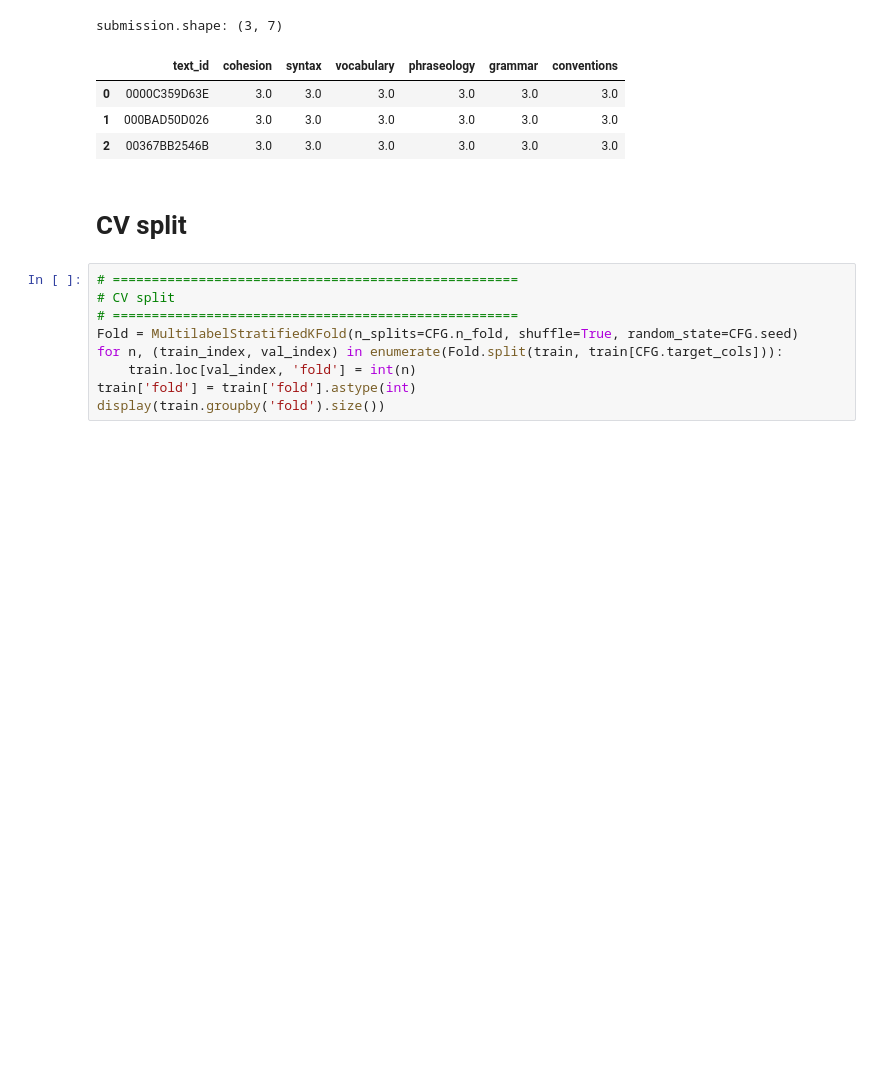
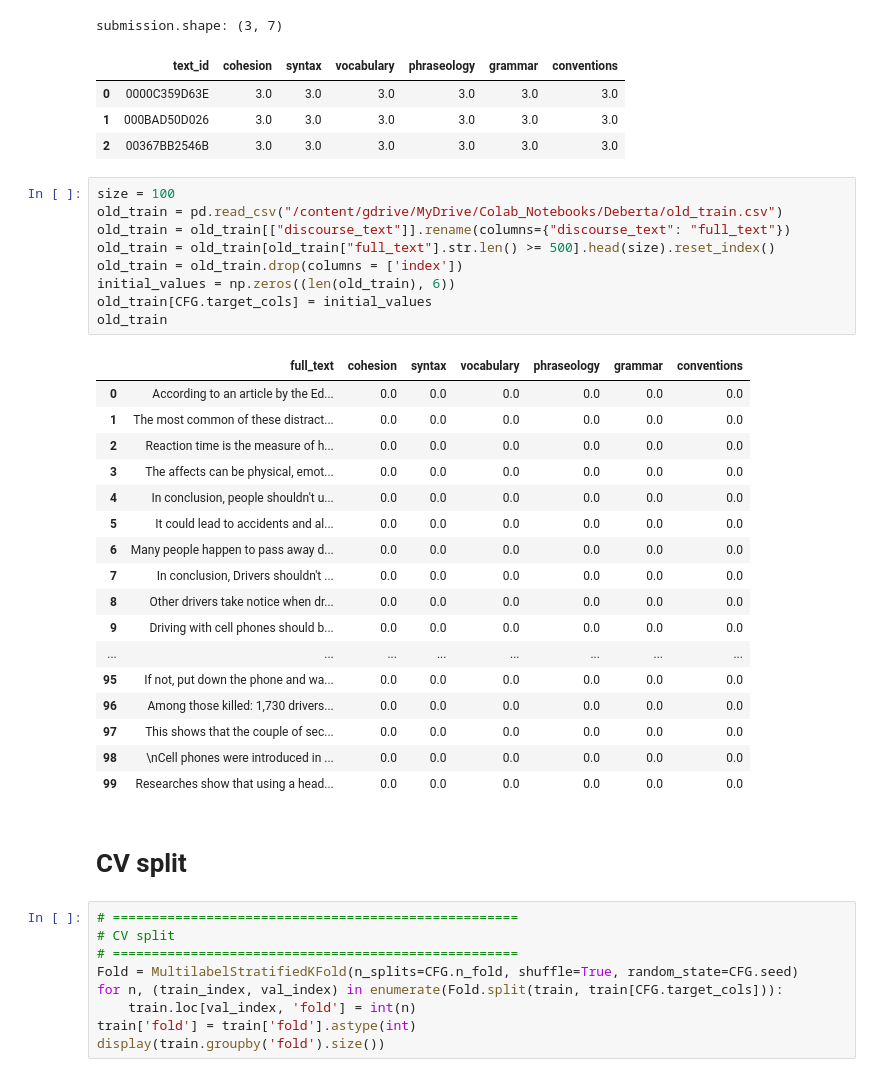
Before and after one commit to yanzhen4/feedback-prize-english-language-learning, a Jupyter notebook: fb3_deberta_v3_base_baseline_train.ipynb, the cells around one changed output. Cells and saved outputs as stored; diff of their text form; blank space fills up the shorter version.

```diff
--- a/fb3_deberta_v3_base_baseline_train.ipynb
+++ b/fb3_deberta_v3_base_baseline_train.ipynb
@@ -242,6 +242,33 @@ submission.shape: (3, 7)
 | 0 | 0000C359D63E | 3.0 | 3.0 | 3.0 | 3.0 | 3.0 | 3.0 |
 | 1 | 000BAD50D026 | 3.0 | 3.0 | 3.0 | 3.0 | 3.0 | 3.0 |
 | 2 | 00367BB2546B | 3.0 | 3.0 | 3.0 | 3.0 | 3.0 | 3.0 |
+# %%
+size = 100
+old_train = pd.read_csv("/content/gdrive/MyDrive/Colab_Notebooks/Deberta/old_train.csv")
+old_train = old_train[["discourse_text"]].rename(columns={"discourse_text": "full_text"})
+old_train = old_train[old_train["full_text"].str.len() >= 500].head(size).reset_index()
+old_train = old_train.drop(columns = ['index'])
+initial_values = np.zeros((len(old_train), 6))
+old_train[CFG.target_cols] = initial_values
+old_train
+# %% [output]
+|  | full_text | cohesion | syntax | vocabulary | phraseology | grammar | conventions |
+| 0 | According to an article by the Ed... | 0.0 | 0.0 | 0.0 | 0.0 | 0.0 | 0.0 |
+| 1 | The most common of these distract... | 0.0 | 0.0 | 0.0 | 0.0 | 0.0 | 0.0 |
+| 2 | Reaction time is the measure of h... | 0.0 | 0.0 | 0.0 | 0.0 | 0.0 | 0.0 |
+| 3 | The affects can be physical, emot... | 0.0 | 0.0 | 0.0 | 0.0 | 0.0 | 0.0 |
+| 4 | In conclusion, people shouldn't u... | 0.0 | 0.0 | 0.0 | 0.0 | 0.0 | 0.0 |
+| 5 | It could lead to accidents and al... | 0.0 | 0.0 | 0.0 | 0.0 | 0.0 | 0.0 |
+| 6 | Many people happen to pass away d... | 0.0 | 0.0 | 0.0 | 0.0 | 0.0 | 0.0 |
+| 7 | In conclusion, Drivers shouldn't ... | 0.0 | 0.0 | 0.0 | 0.0 | 0.0 | 0.0 |
+| 8 | Other drivers take notice when dr... | 0.0 | 0.0 | 0.0 | 0.0 | 0.0 | 0.0 |
+| 9 | Driving with cell phones should b... | 0.0 | 0.0 | 0.0 | 0.0 | 0.0 | 0.0 |
+| ... | ... | ... | ... | ... | ... | ... | ... |
+| 95 | If not, put down the phone and wa... | 0.0 | 0.0 | 0.0 | 0.0 | 0.0 | 0.0 |
+| 96 | Among those killed: 1,730 drivers... | 0.0 | 0.0 | 0.0 | 0.0 | 0.0 | 0.0 |
+| 97 | This shows that the couple of sec... | 0.0 | 0.0 | 0.0 | 0.0 | 0.0 | 0.0 |
+| 98 | \nCell phones were introduced in ... | 0.0 | 0.0 | 0.0 | 0.0 | 0.0 | 0.0 |
+| 99 | Researches show that using a head... | 0.0 | 0.0 | 0.0 | 0.0 | 0.0 | 0.0 |
 # %% [markdown]
 # CV split
 # %%
```
Also changed, not shown: parts of 4 cells of this notebook.
